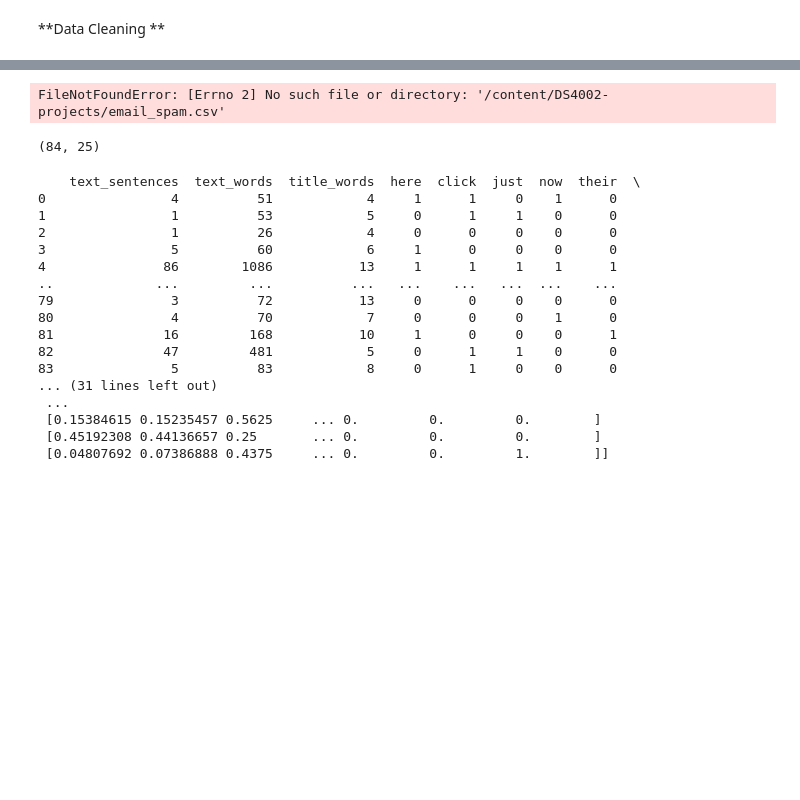
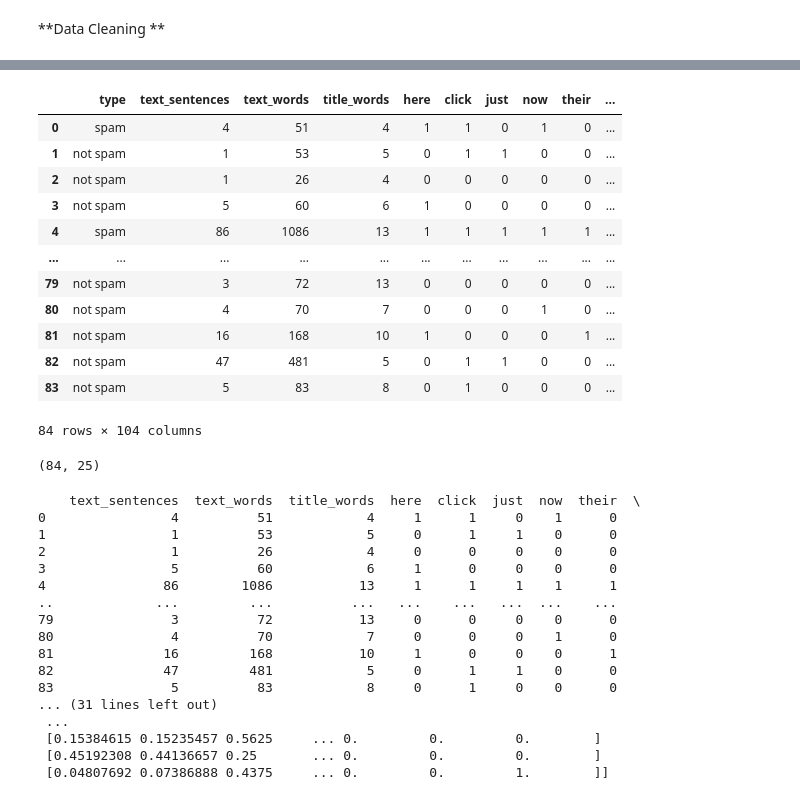
Before and after one commit to maggiecrowner/DS4002-Project1, a Jupyter notebook: DSProject1.ipynb, the cells around one changed output, grey strips where cells are left out. Cells and saved outputs as stored; diff of their text form; code cells hidden in the pictures; blank space fills up the shorter version.

```diff
--- a/DSProject1.ipynb
+++ b/DSProject1.ipynb
@@ -16,7 +16,7 @@ Resolving deltas: 100% (33/33), done.
 import pandas as pd
 # %%
 # formatting the text data and getting sentence and word count variables
-df = pd.read_csv("/content/DS4002-projects/email_spam.csv")
+df = pd.read_csv("/content/DS4002-projects/DATA/email_spam.csv")
 df['text'] = df['text'].apply(lambda x: x.replace('\n', ' '))
 df['text_sentences'] = df['text'].str.count(r'[.!?]')
 df['text'] = df['text'].replace(r'[^\w\s]', '', regex=True)
@@ -65,34 +65,46 @@ swc = title_words.value_counts()
 swc = swc.reset_index()
 swc.columns = ['word', 'count']
 filtered_words_s = set(swc[swc['count'] < 10]['word'])
 
 # finding the most common words in spam emails (title)
 spam_words_s = df[df['type'] == 'spam']['title'].explode()
 spam_words_s = spam_words_s[spam_words_s.isin(filtered_words_s)]
 spam_title_counts = spam_words_s.value_counts().reset_index()
 spam_title_counts.columns = ['word', 'count']
 spam_title_counts = spam_title_counts[spam_title_counts['count']>2]
 
 # finding the most common words in non-spam emails (title)
 not_words_s = df[df['type'] == 'not spam']['title'].explode()
 not_words_s = not_words_s[not_words_s.isin(filtered_words_s)]
 not_title_counts = not_words_s.value_counts().reset_index()
 not_title_counts.columns = ['word', 'count']
 not_title_counts = not_title_counts[not_title_counts['count']>2]
 
 # creating the dummy variables (title)
 dummy_title = {word: df['title'].apply(lambda x: 1 if word in x else 0) for word in spam_title_counts['word']}
 dummy_title = pd.DataFrame(dummy_title)
 df = pd.concat([df, dummy_title], axis=1)
 dummy_title_n = {word: df['title'].apply(lambda x: 1 if word in x else 0) for word in not_title_counts['word']}
 dummy_title_n = pd.DataFrame(dummy_title_n)
 df = pd.concat([df, dummy_title_n], axis=1)
 
 # dropping extraneous variables
 df = df.drop(columns=['text', 'title'])
 display(df)
 # %% [output]
+|  | type | text_sentences | text_words | title_words | here | click | just | now | their | ... |
+| 0 | spam | 4 | 51 | 4 | 1 | 1 | 0 | 1 | 0 | ... |
+| 1 | not spam | 1 | 53 | 5 | 0 | 1 | 1 | 0 | 0 | ... |
+| 2 | not spam | 1 | 26 | 4 | 0 | 0 | 0 | 0 | 0 | ... |
+| 3 | not spam | 5 | 60 | 6 | 1 | 0 | 0 | 0 | 0 | ... |
+| 4 | spam | 86 | 1086 | 13 | 1 | 1 | 1 | 1 | 1 | ... |
+| ... | ... | ... | ... | ... | ... | ... | ... | ... | ... | ... |
+| 79 | not spam | 3 | 72 | 13 | 0 | 0 | 0 | 0 | 0 | ... |
+| 80 | not spam | 4 | 70 | 7 | 0 | 0 | 0 | 1 | 0 | ... |
+| 81 | not spam | 16 | 168 | 10 | 1 | 0 | 0 | 0 | 1 | ... |
+| 82 | not spam | 47 | 481 | 5 | 0 | 1 | 1 | 0 | 0 | ... |
+| 83 | not spam | 5 | 83 | 8 | 0 | 1 | 0 | 0 | 0 | ... |
-FileNotFoundError: [Errno 2] No such file or directory: '/content/DS4002-projects/email_spam.csv'
+84 rows × 104 columns
 # %%
 from sklearn.decomposition import PCA
 from sklearn.preprocessing import minmax_scale
```
Also changed, not shown: parts of 2 cells of this notebook.
